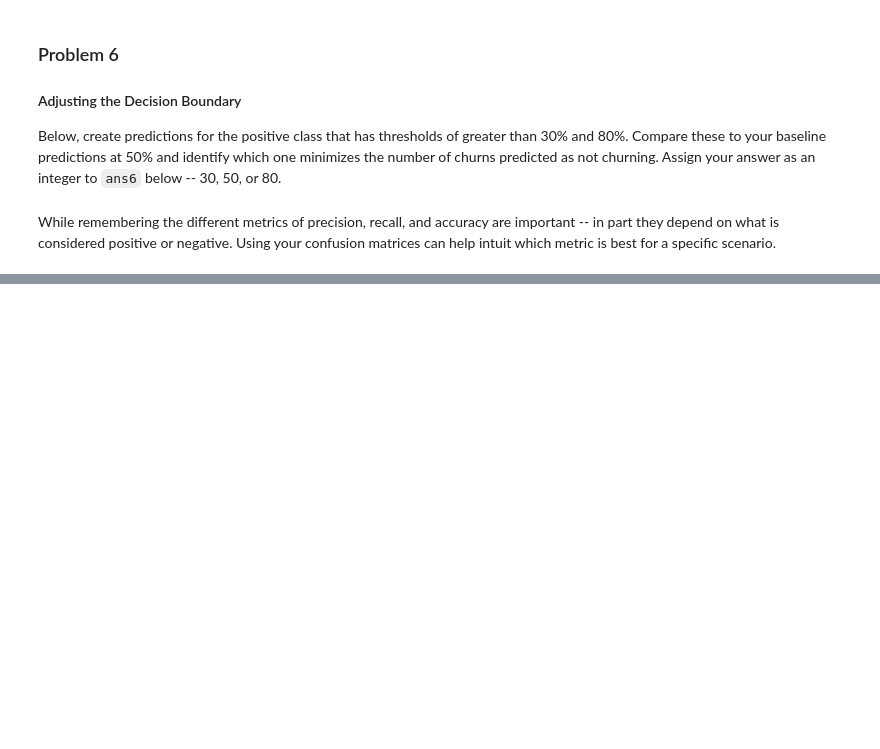
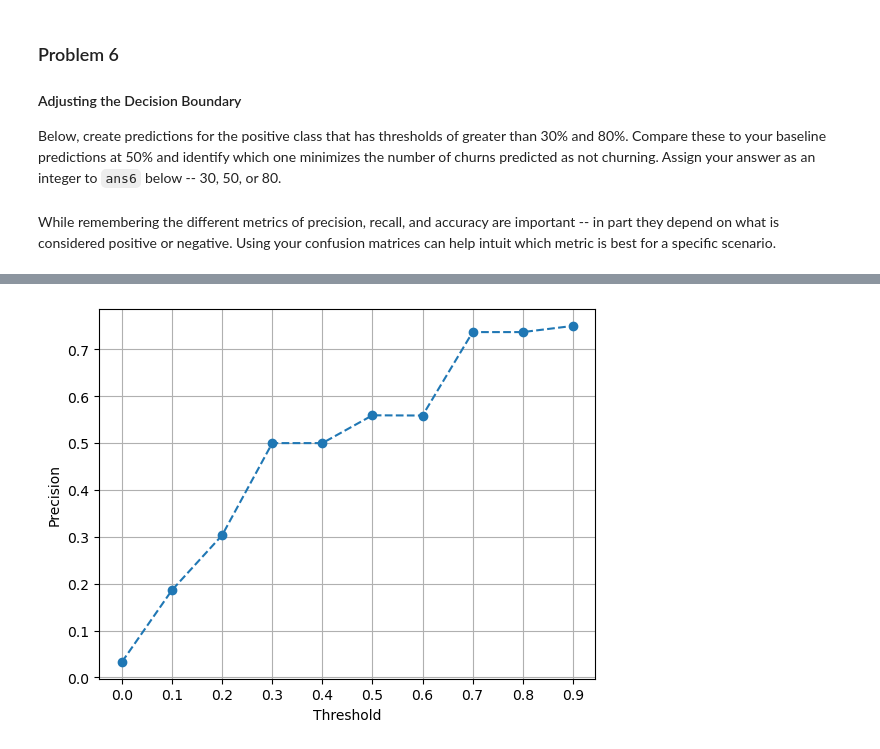
Before and after one commit to lis497/UCBerkeley-Haas-ML, a Jupyter notebook: M12/M12_2_Accuracy_Precision_Recall.ipynb, the cells around one changed output, grey strips where cells are left out. Cells and saved outputs as stored; diff of their text form; code cells hidden in the pictures; blank space fills up the shorter version.

Commit message:
Precision-Recall Curve

```diff
--- a/M12/M12_2_Accuracy_Precision_Recall.ipynb
+++ b/M12/M12_2_Accuracy_Precision_Recall.ipynb
@@ -504,0 +597,27 @@ While remembering the different metrics of precision, recall, and accuracy are i
+# %%
+def precision_thresh(predict_probs,
+                  y_test,
+                  thresh):
+    """Given predicted probabilities and a threshold, this function
+    computes predictions for the positive class at or above the threshold
+    and returns the subesequent precision score for that thresholds predictions
+    against the test data.
+
+    Parameters
+    ----------
+    predict_probs: type 'np.ndarray'
+        1D NumPy array of probabilities for positive class
+    y_test: type `np.ndarray`
+        1D NumPy array of test label
+    thresh: type `float`
+        threshold for positive classification at or above
+
+    Returns a float for precision value
+    """
+    return None
+# %%
+def precision_thresh(predict_probs, y_test, thresh):
+
+    preds = np.where(predict_probs >= thresh,'Yes','No')
+
+    return precision_score(y_test,preds, pos_label='Yes')
@@ -504,0 +636,3 @@ While remembering the different metrics of precision, recall, and accuracy are i
+# %%
+threshold = np.arange(0, 1, 0.1)
+threshold
@@ -504,0 +641,3 @@ While remembering the different metrics of precision, recall, and accuracy are i
+# %%
+results_df = pd.DataFrame({'threshold': threshold, 'precision': [precision_thresh(test_preds[:,1],y_test,i) for i in threshold] })
+results_df
@@ -504,0 +656,8 @@ While remembering the different metrics of precision, recall, and accuracy are i
+# %%
+plt.plot(results_df['threshold'], results_df['precision'], '--o', label = 'precision')
+plt.xticks(threshold)
+plt.xlabel('Threshold')
+plt.ylabel('Precision')
+plt.grid();
+# %% [output]
+[figure, added]
```
Also changed, not shown: parts of 33 cells of this notebook.
